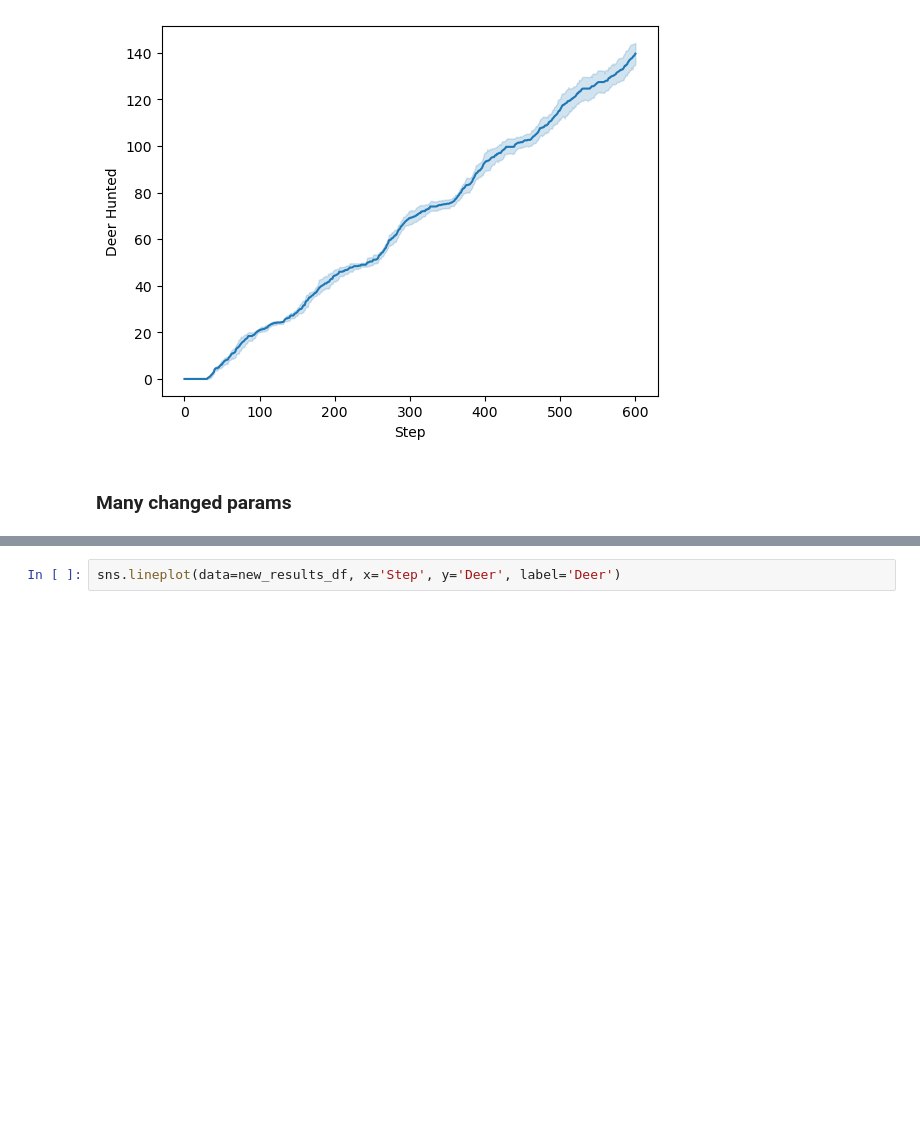
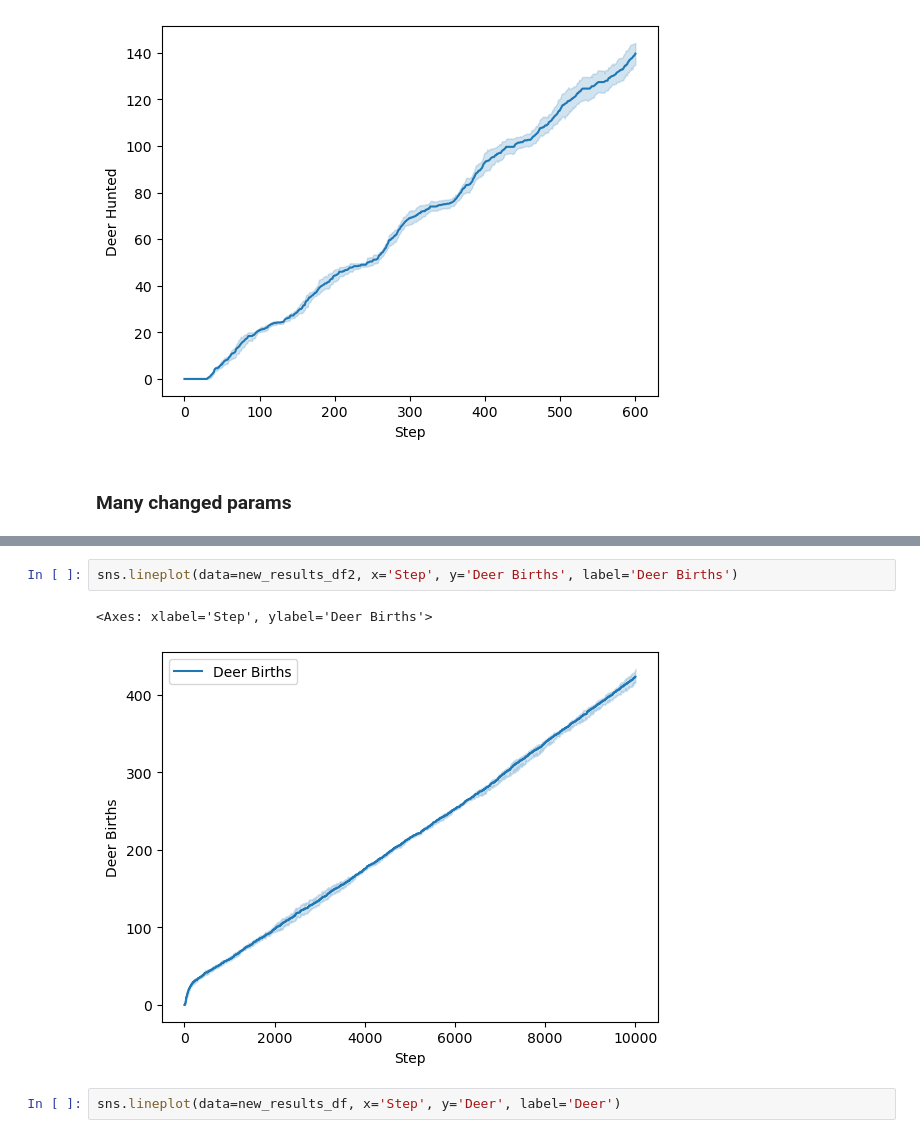
Before and after one commit to LukeRDuob/MDM3_wolf_reintroducution, a Jupyter notebook: project/ABM/notebook.ipynb, the cells around one changed output, grey strips where cells are left out. Drawn from its saved outputs; the diff is of its cells as text; blank space fills up the shorter version.

```diff
--- a/project/ABM/notebook.ipynb
+++ b/project/ABM/notebook.ipynb
@@ -276,3 +276,8 @@ sns.lineplot(data=new_results_df2, x='Step', y='Deer Hunted', label='Deer Hunted
+# %%
+sns.lineplot(data=new_results_df2, x='Step', y='Deer Births', label='Deer Births')
+# %% [output]
+<Axes: xlabel='Step', ylabel='Deer Births'>
+[figure, added]
 # %%
 sns.lineplot(data=new_results_df, x='Step', y='Deer', label='Deer')
 # %% [output]
```
Also changed, not shown: parts of 4 cells of this notebook.
